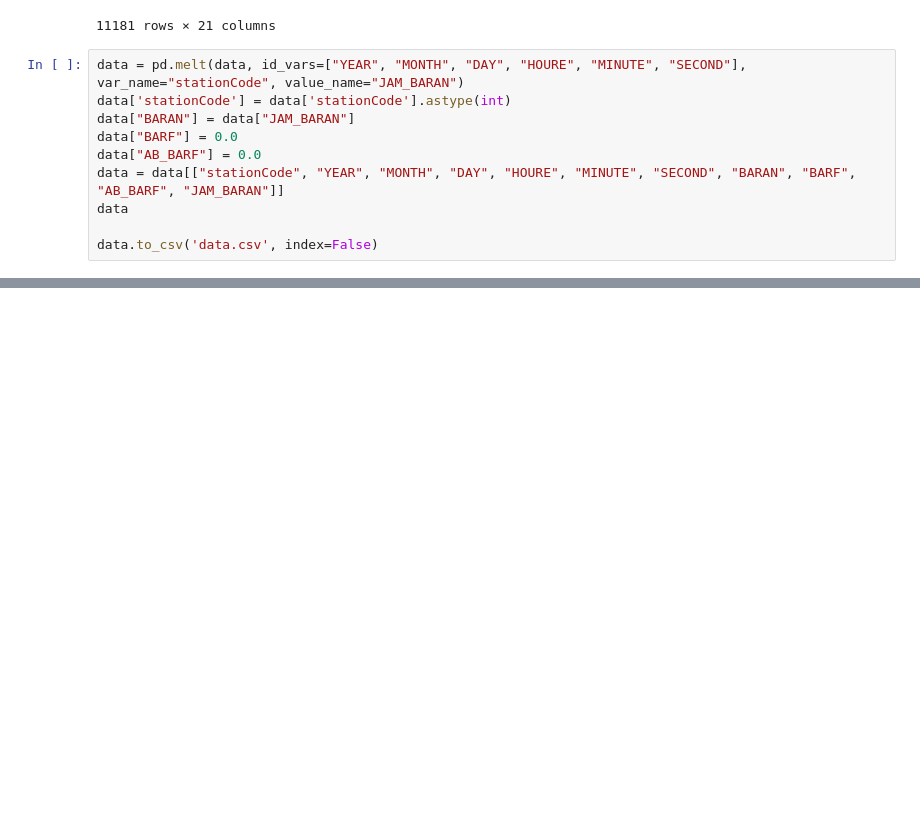
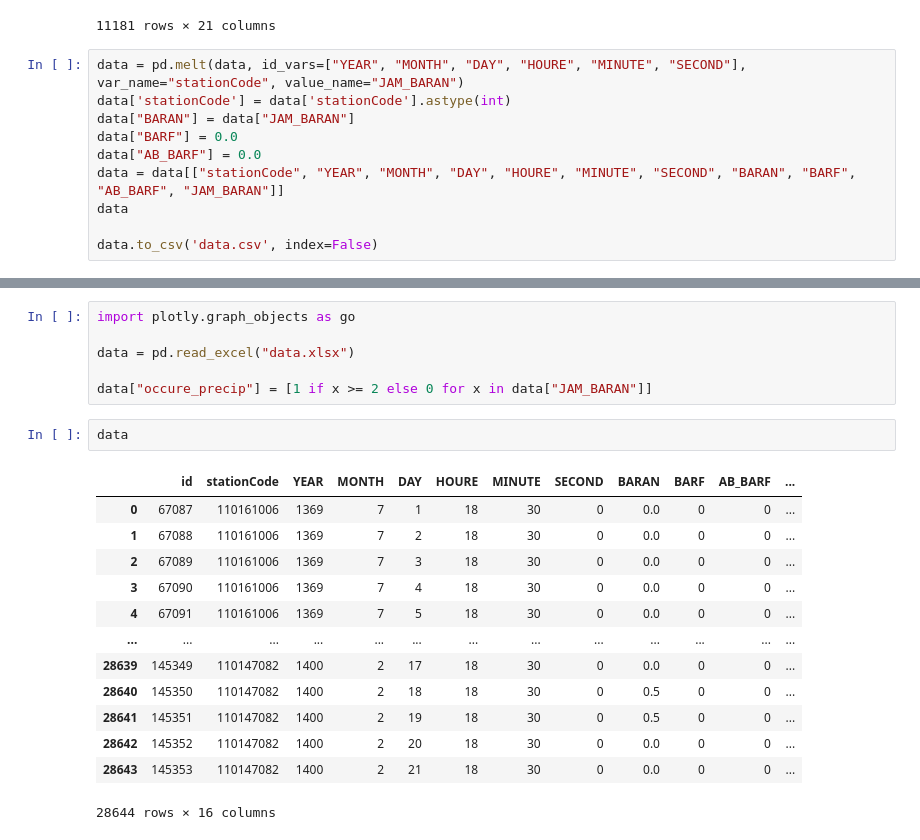
Before and after one commit to JuanParker1/KHRW-DASHBOARD-LOCAL, a Jupyter notebook: Flask/explore.ipynb, the cells around one changed output, grey strips where cells are left out. Saved outputs shown, nothing was run; the diff lists cells and outputs as text; blank space fills up the shorter version.

Commit message:
Precipitation-Tab2

```diff
--- a/Flask/explore.ipynb
+++ b/Flask/explore.ipynb
@@ -200,0 +386,22 @@ data.to_csv('data.csv', index=False)
+# %%
+import plotly.graph_objects as go
+
+data = pd.read_excel("data.xlsx")
+
+data["occure_precip"] = [1 if x >= 2 else 0 for x in data["JAM_BARAN"]]
+# %%
+data
+# %% [output]
+|  | id | stationCode | YEAR | MONTH | DAY | HOURE | MINUTE | SECOND | BARAN | BARF | AB_BARF | ... |
+| 0 | 67087 | 110161006 | 1369 | 7 | 1 | 18 | 30 | 0 | 0.0 | 0 | 0 | ... |
+| 1 | 67088 | 110161006 | 1369 | 7 | 2 | 18 | 30 | 0 | 0.0 | 0 | 0 | ... |
+| 2 | 67089 | 110161006 | 1369 | 7 | 3 | 18 | 30 | 0 | 0.0 | 0 | 0 | ... |
+| 3 | 67090 | 110161006 | 1369 | 7 | 4 | 18 | 30 | 0 | 0.0 | 0 | 0 | ... |
+| 4 | 67091 | 110161006 | 1369 | 7 | 5 | 18 | 30 | 0 | 0.0 | 0 | 0 | ... |
+| ... | ... | ... | ... | ... | ... | ... | ... | ... | ... | ... | ... | ... |
+| 28639 | 145349 | 110147082 | 1400 | 2 | 17 | 18 | 30 | 0 | 0.0 | 0 | 0 | ... |
+| 28640 | 145350 | 110147082 | 1400 | 2 | 18 | 18 | 30 | 0 | 0.5 | 0 | 0 | ... |
+| 28641 | 145351 | 110147082 | 1400 | 2 | 19 | 18 | 30 | 0 | 0.5 | 0 | 0 | ... |
+| 28642 | 145352 | 110147082 | 1400 | 2 | 20 | 18 | 30 | 0 | 0.0 | 0 | 0 | ... |
+| 28643 | 145353 | 110147082 | 1400 | 2 | 21 | 18 | 30 | 0 | 0.0 | 0 | 0 | ... |
+28644 rows × 16 columns
```
Also changed, not shown: parts of 3 cells of this notebook, 3 other files.
